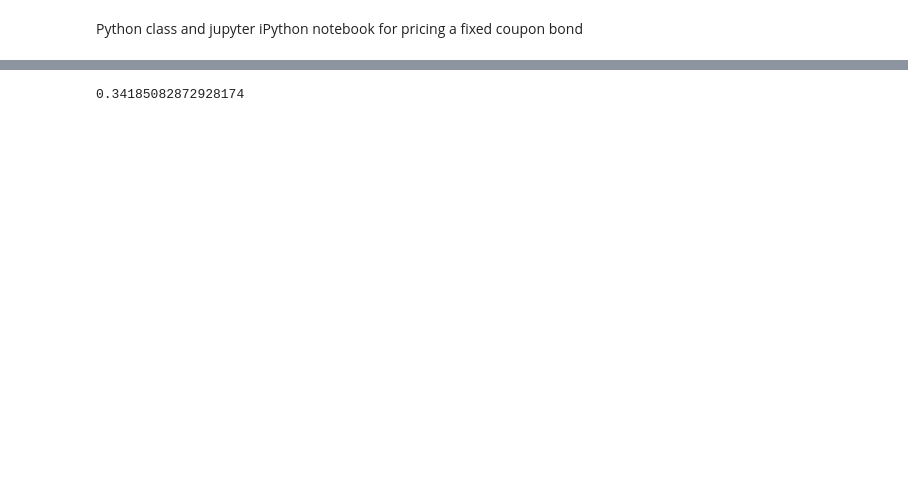
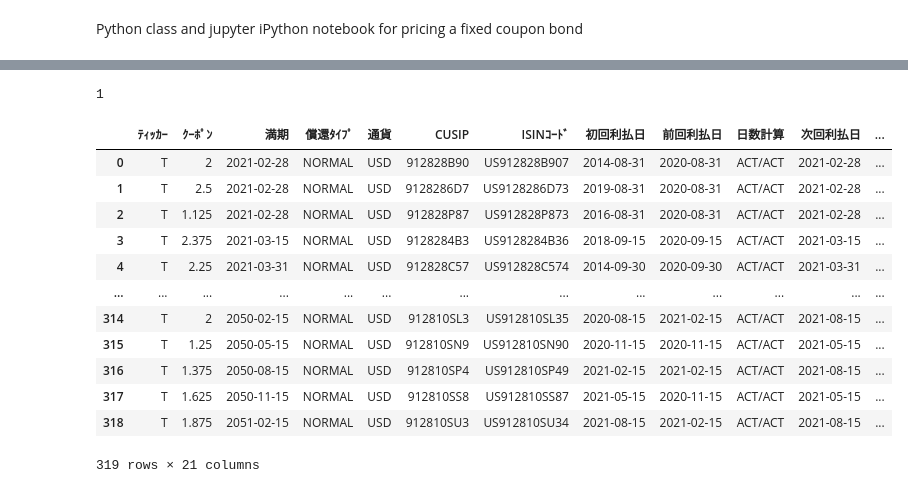
Before and after one commit to KN196883/bond_pricer, a Jupyter notebook: FIXED_BOND_PRICER.ipynb, the cells around one changed output, grey strips where cells are left out. Cells and saved outputs as stored; diff of their text form; code cells hidden in the pictures; blank space fills up the shorter version.

```diff
--- a/FIXED_BOND_PRICER.ipynb
+++ b/FIXED_BOND_PRICER.ipynb
@@ -2,3 +2,23 @@
 <a href="https://colab.research.google.com/github/KN196883/bond_pricer/blob/master/FIXED_BOND_PRICER.ipynb" target="_parent"><img src="https://colab.research.google.com/assets/colab-badge.svg" alt="Open In Colab"/></a>
 # %% [markdown]
 Python class and jupyter iPython notebook for pricing a fixed coupon bond
+# %%
+#Githubのcsvをurlから読み込み
+
+import pandas as pd
+import urllib.request
+from io import StringIO
+
+url = 'https://raw.githubusercontent.com/KN196883/bond_pricer/master/usbondall2.csv'
+
+#csvを読み込む関数
+def read_csv(url):
+    print(url)
+    res = urllib.request.urlopen(url)
+    res = res.read().decode("utf-8")
+    df = pd.read_csv(StringIO( res) )
+    return df
+
+#実行
+df=read_csv(url)
+df=df.drop(['発行体名','Unnamed: 16'],axis=1)
@@ -280,4 +385,27 @@ Reoffer dirty price is: 97.493%
 # %%
-test_bond.accrued_interest
+test_bond.number_of_periods
 # %% [output]
-0.34185082872928174
+1
+# %%
+
+df_t=df[df['ﾃｨｯｶｰ']=='T'].sort_values('f_maturity').reset_index(drop=True)
+tran_list=['満期','初回利払日','前回利払日','次回利払日','発行日','f_maturity']
+
+for i in tran_list:
+  df_t[i]=pd.to_datetime(df_t[i])
+
+df_t
+# %% [output]
+|  | ﾃｨｯｶｰ | ｸｰﾎﾟﾝ | 満期 | 償還ﾀｲﾌﾟ | 通貨 | CUSIP | ISINｺｰﾄﾞ | 初回利払日 | 前回利払日 | 日数計算 | 次回利払日 | ... |
+| 0 | T | 2 | 2021-02-28 | NORMAL | USD | 912828B90 | US912828B907 | 2014-08-31 | 2020-08-31 | ACT/ACT | 2021-02-28 | ... |
+| 1 | T | 2.5 | 2021-02-28 | NORMAL | USD | 9128286D7 | US9128286D73 | 2019-08-31 | 2020-08-31 | ACT/ACT | 2021-02-28 | ... |
+| 2 | T | 1.125 | 2021-02-28 | NORMAL | USD | 912828P87 | US912828P873 | 2016-08-31 | 2020-08-31 | ACT/ACT | 2021-02-28 | ... |
+| 3 | T | 2.375 | 2021-03-15 | NORMAL | USD | 9128284B3 | US9128284B36 | 2018-09-15 | 2020-09-15 | ACT/ACT | 2021-03-15 | ... |
+| 4 | T | 2.25 | 2021-03-31 | NORMAL | USD | 912828C57 | US912828C574 | 2014-09-30 | 2020-09-30 | ACT/ACT | 2021-03-31 | ... |
+| ... | ... | ... | ... | ... | ... | ... | ... | ... | ... | ... | ... | ... |
+| 314 | T | 2 | 2050-02-15 | NORMAL | USD | 912810SL3 | US912810SL35 | 2020-08-15 | 2021-02-15 | ACT/ACT | 2021-08-15 | ... |
+| 315 | T | 1.25 | 2050-05-15 | NORMAL | USD | 912810SN9 | US912810SN90 | 2020-11-15 | 2020-11-15 | ACT/ACT | 2021-05-15 | ... |
+| 316 | T | 1.375 | 2050-08-15 | NORMAL | USD | 912810SP4 | US912810SP49 | 2021-02-15 | 2021-02-15 | ACT/ACT | 2021-08-15 | ... |
+| 317 | T | 1.625 | 2050-11-15 | NORMAL | USD | 912810SS8 | US912810SS87 | 2021-05-15 | 2020-11-15 | ACT/ACT | 2021-05-15 | ... |
+| 318 | T | 1.875 | 2051-02-15 | NORMAL | USD | 912810SU3 | US912810SU34 | 2021-08-15 | 2021-02-15 | ACT/ACT | 2021-08-15 | ... |
+319 rows × 21 columns
```
Also changed, not shown: parts of 9 cells of this notebook.
